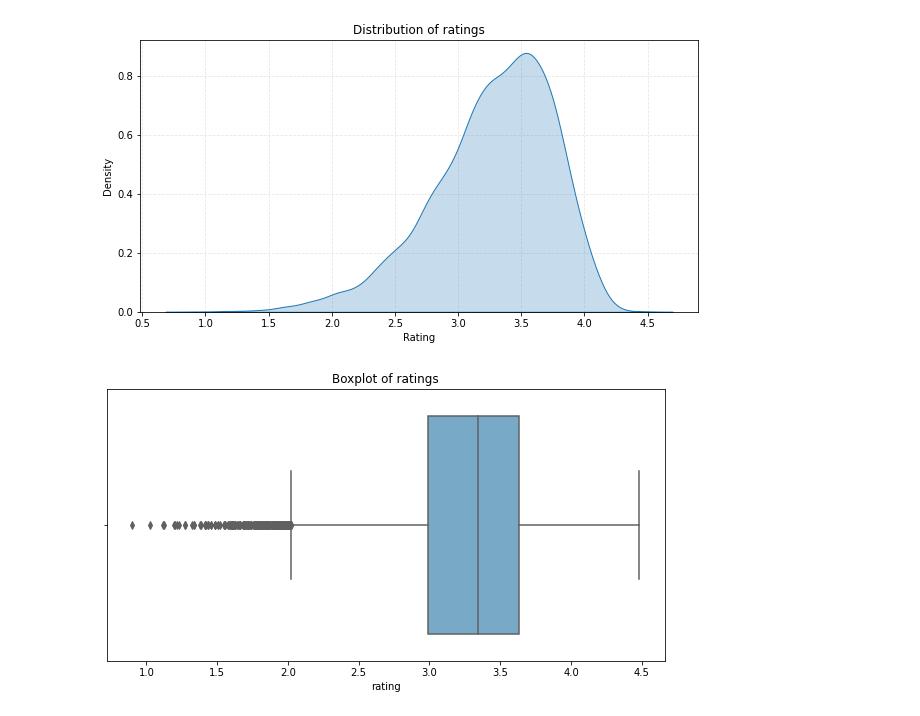
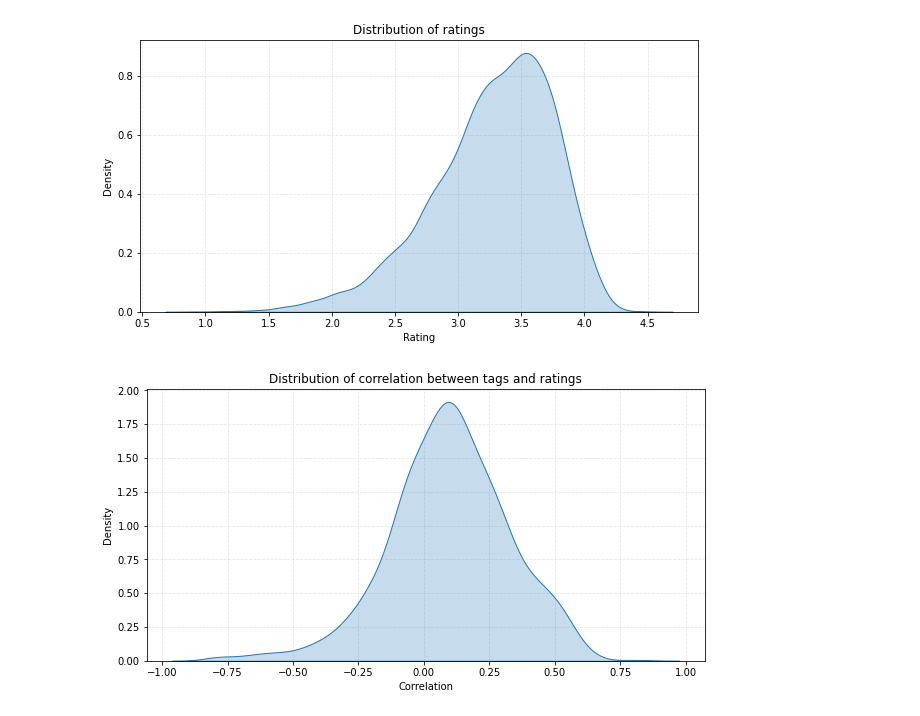
Before and after one commit to isabellamarasco/MovieLens-Predict, a Jupyter notebook: dataset.ipynb, the cells around one changed output. Cells and saved outputs as stored; diff of their text form; code cells hidden in the pictures.

```diff
--- a/dataset.ipynb
+++ b/dataset.ipynb
@@ -118,9 +153,7 @@ plt.show()
 [figure]
 # %%
 #create a boxplot of rating
-plt.figure(figsize=(10, 5))
-sns.boxplot(x='rating', data=df, palette='Blues')
-plt.title('Boxplot of ratings')
-plt.show()
+#plt.figure(figsize=(10, 5))
+#sns.boxplot(x='rating', data=df, palette='Blues')
+#plt.title('Boxplot of ratings')
+#plt.show()
-# %% [output]
-[figure, removed]
@@ -133,0 +160,15 @@ plt.show()
+# %%
+#plot distribution correlation between rating and tags
+corr = df.corr()
+corr = corr['rating'].sort_values(ascending=False)
+corr = corr.drop('rating')
+
+plt.figure(figsize=(10, 5))
+sns.kdeplot(corr.values, shade=True, zorder=2)
+plt.grid(True, zorder=1, linestyle='--', alpha=0.3)
+plt.title('Distribution of correlation between tags and ratings')
+plt.xlabel('Correlation')
+plt.ylabel('Density')
+plt.show()
+# %% [output]
+[figure, added]
```
Also changed, not shown: parts of 11 cells of this notebook, 5 other files.
